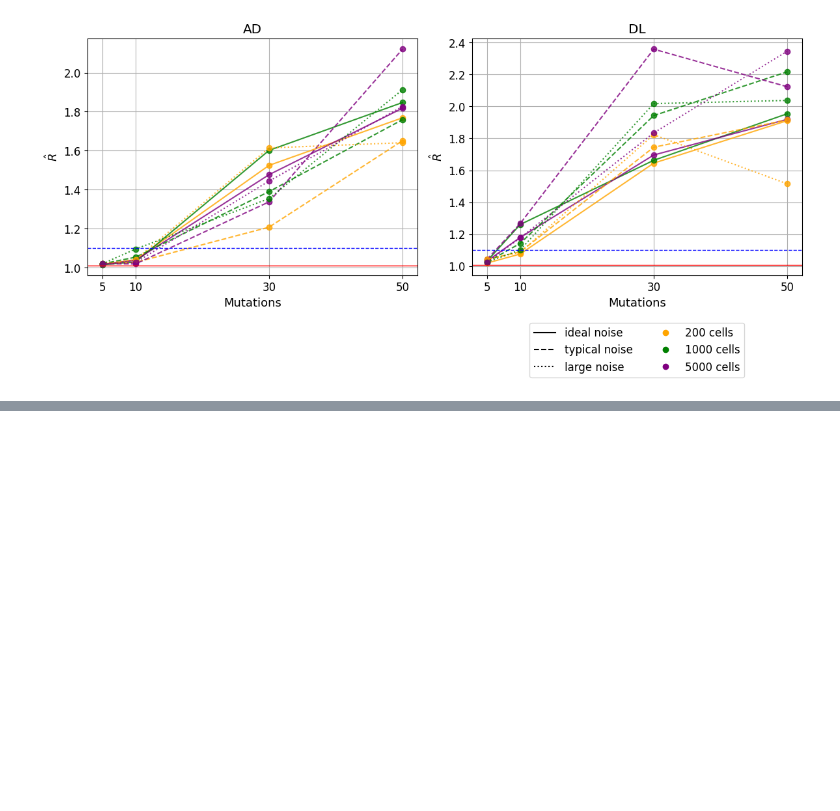
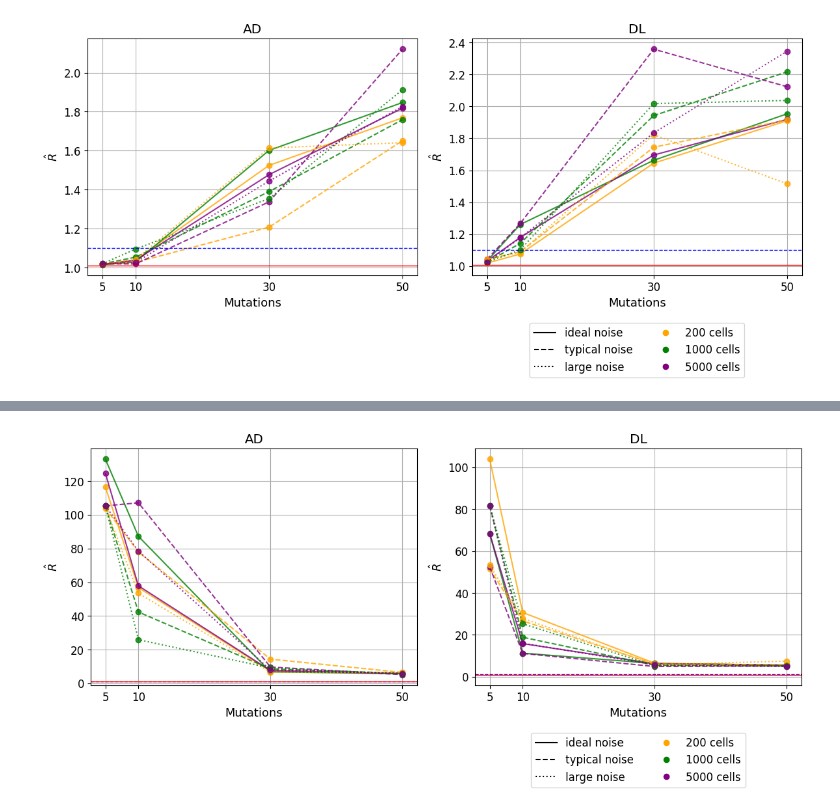
Before and after one commit to cbg-ethz/PYggdrasil, a Jupyter notebook: src/pyggdrasil/notebooks/summary_mark02.ipynb, the cells around one changed output, grey strips where cells are left out. Saved outputs shown, nothing was run; the diff lists cells and outputs as text; code cells hidden in the pictures; blank space fills up the shorter version.

```diff
--- a/src/pyggdrasil/notebooks/summary_mark02.ipynb
+++ b/src/pyggdrasil/notebooks/summary_mark02.ipynb
@@ -169,0 +318,81 @@ plt.show()
+# %%
+# ess bulk
+
+# make a plot with two subfigures of rhat values for AD and DL similarity
+# aking noise as differnt line styles: ideal, typical, large / dashed, dotted, solid
+# have mutations on x-axis and rhat on y-axis
+# and number of cells as color
+# and have two subplots for AD and DL similarity
+# and have a legend for the noise types
+# and have a legend for the number of cells
+
+# Create a figure with two subplots
+fig, (ax1, ax2) = plt.subplots(1, 2, figsize=(12, 6))
+
+# set font of plot
+plt.rcParams.update({'font.size': 12})
+
+# Iterate over similarity types
+for sim in similarity:
+    for n in noise:
+        for c in cells:
+            # Extract the data for the current similarity and noise and cells
+            y_data = ess_bulks.loc[dict(cells=c, noise=n, similarity=sim)]
+            # Plot the data with appropriate label and linestyle
+            # set the color of the line to be the number of cells
+            if c == 200:
+                col = 'orange'
+            elif c == 1000:
+                col = 'green'
+            elif c == 5000:
+                col = 'purple'
+            # set the line style to be the noise type
+            if n == "ideal":
+                ls = '-'
+            elif n == "typical":
+                ls = '--'
+            elif n == "large":
+                ls = ':'
+
+            ax = ax1 # as a placeholder
+            if sim == "AD":
+                ax = ax1
+                ax.set_title('AD')
+            elif sim == "DL":
+                ax = ax2
+                ax.set_title('DL')
+            ax.plot(mutations, y_data, linestyle =ls, marker = "o", color=col, alpha = 0.8)
+
+for ax in [ax1, ax2]:
+    ax.set_xlabel('Mutations', fontsize=13)
+    ax.set_ylabel(r"$\hat{R}$", fontsize=13)
+
+    ax.set_xticks(mutations)
+    ax.set_xticklabels(mutations)
+    ax.set_yscale('linear')  # You can change this to 'log' if needed
+    ax.grid(True)
+
+    # specifying horizontal line type
+    # see limits https://arxiv.org/pdf/1903.08008.pdf
+    ax.axhline(y=1.1, color="b", linestyle="--", linewidth=1)  # type: ignore
+    ax.axhline(y=1.01, color="r", linestyle="-", linewidth=1)  # type: ignore
+
+# make fake lines for legend
+# for line style
+line1 = plt.plot([], [], linestyle='-', color='black', label='ideal noise')
+line2 = plt.plot([], [], linestyle='--', color='black', label='typical noise')
+line3 = plt.plot([], [], linestyle=':', color='black', label='large noise')
+# for color
+line4 = plt.plot([], [], linestyle="", marker='o', color='orange', label='200 cells')
+line5 = plt.plot([], [], linestyle="", marker='o', color='green', label='1000 cells')
+line6 = plt.plot([], [], linestyle="", marker='o', color='purple', label='5000 cells')
+
+# put ledgends outside of the plot below
+# Put legends below the plot
+legend = plt.legend(bbox_to_anchor=(0.5, -0.2), loc="upper center", borderaxespad=0., ncol=2)
+plt.tight_layout()
+# save as svg
+plt.savefig('ess_tails.svg', format='svg', dpi=1200)
+plt.show()
+# %% [output]
+[figure, added]
```
Also changed, not shown: parts of 3 cells of this notebook.
